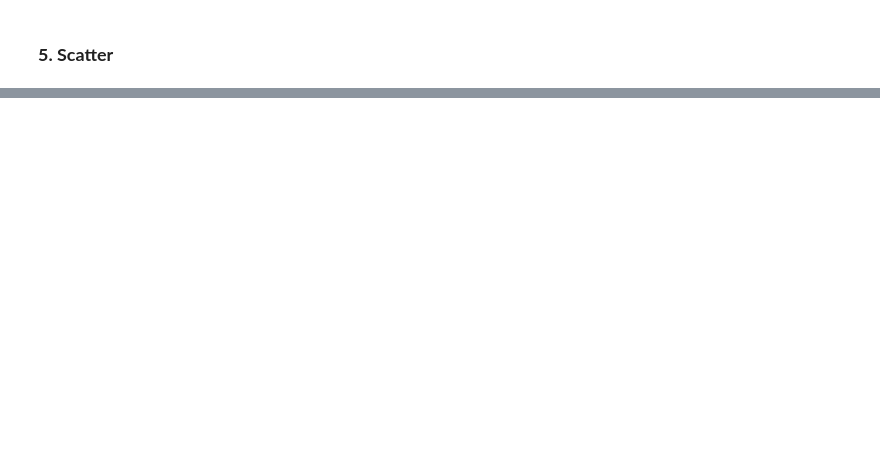
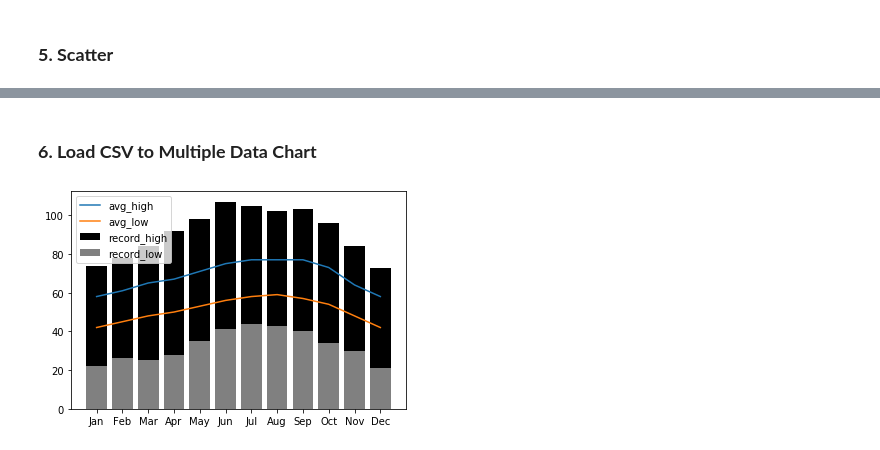
Before and after one commit to rifqirosyidi/data-science, a Jupyter notebook: 03. Introduction to Matplotlib/Main.ipynb, the cells around one changed output, grey strips where cells are left out. Cells and saved outputs as stored; diff of their text form; code cells hidden in the pictures; blank space fills up the shorter version.

```diff
--- a/03. Introduction to Matplotlib/Main.ipynb
+++ b/03. Introduction to Matplotlib/Main.ipynb
@@ -101,0 +129,13 @@ plt.show()
+# %% [markdown]
+### **6. Load CSV to Multiple Data Chart**
+# %%
+data_frame = pd.read_csv('raw_data.txt')
+
+plt.bar(data_frame.month, data_frame.record_high, color='k')
+plt.bar(data_frame.month, data_frame.record_low, color='grey')
+plt.plot(data_frame.avg_high)
+plt.plot(data_frame.avg_low)
+plt.legend(['avg_high', 'avg_low', 'record_high', 'record_low'])
+plt.show()
+# %% [output]
+[figure, added]
```
Also changed, not shown: parts of 14 cells of this notebook, 2 other files.
